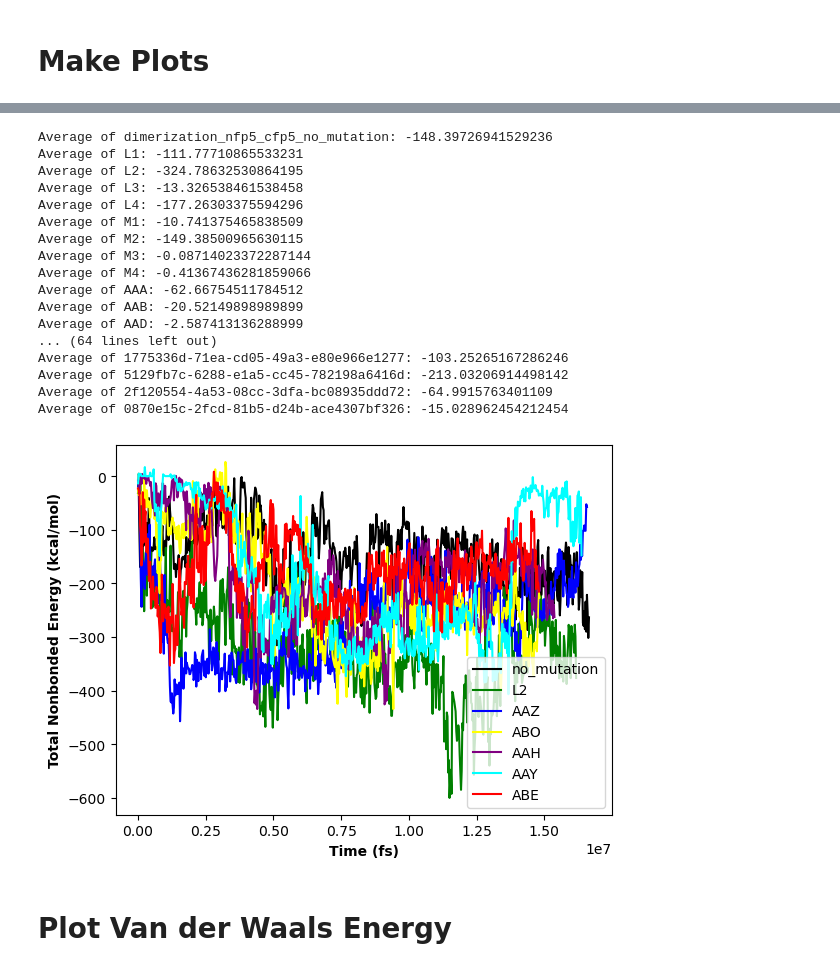
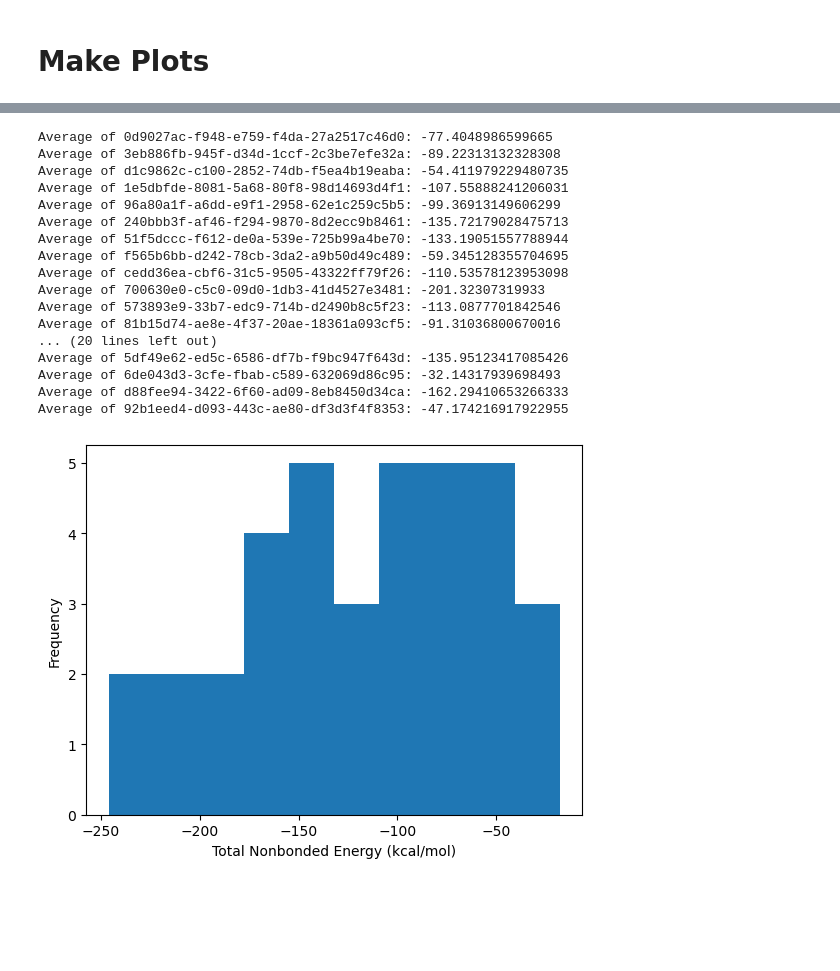
Before and after one commit to Jacob608/Nfp5_Cfp5_Dimerization_Simulations, a Jupyter notebook: sort_namd_energy_into_single_csv.ipynb, the cells around one changed output, grey strips where cells are left out. Cells and saved outputs as stored; diff of their text form; code cells hidden in the pictures; blank space fills up the shorter version.

```diff
--- a/sort_namd_energy_into_single_csv.ipynb
+++ b/sort_namd_energy_into_single_csv.ipynb
@@ -17,7 +15,7 @@ if os.path.exists(out_path) == False:
 # Read CSV Files Into Data Frame
 # %%
 # Read list of simulation names to be used as data labels and access files containing those names.
-file_path = 'names_successful_sims_only.txt'
+file_path = '../names.txt'
 with open(file_path, 'r') as file:
     # Read the contents of the file.
     names = file.read()
@@ -75,47 +94,30 @@ Text(0, 0.5, 'Energy (kcal/mol)')
 import numpy as np
 # %%
 plot = plt.figure()
-
+means = []
 for i in range(len(names)):
-#     plt.plot(df_nb[f'Time (fs)'],df_nb[f'{names[i]}'], alpha = 0.5)
-    None
-#     print(f"Minimum of {names[i]}: {min(df_nb[f'{names[i]}'])}")
     print(f"Average of {names[i]}: {df_nb[f'{names[i]}'].mean()}")
-
-plt.plot(df_nb[f'Time (fs)'],df_nb['dimerization_nfp5_cfp5_no_mutation'], c = 'black',label=f"no_mutation")
-
-plt.plot(df_nb[f'Time (fs)'],df_nb['L2'], c = 'green',label=f"L2")
-plt.plot(df_nb[f'Time (fs)'],df_nb['AAZ'], c = 'blue',label=f'AAZ')
-# plt.plot(df_nb[f'Time (fs)'],df_nb['12e0c8b2-bad6-40fb-1948-8dec4f65d4d9'], c = 'orange',label=f'12e0c8b2-bad6-40fb-1948-8dec4f65d4d9')
-plt.plot(df_nb[f'Time (fs)'],df_nb['ABO'], c = 'yellow',label=f'ABO')
-plt.plot(df_nb[f'Time (fs)'],df_nb['AAH'], c = 'purple',label=f'AAH')
-plt.plot(df_nb[f'Time (fs)'],df_nb['AAY'], c = 'cyan',label=f'AAY')
-plt.plot(df_nb[f'Time (fs)'],df_nb['ABE'], c = 'red',label=f'ABE')
-
-plt.xlabel('Time (fs)',fontweight='bold')
-plt.ylabel('Total Nonbonded Energy (kcal/mol)',fontweight='bold')
-plt.legend()
-
-# plt.savefig(f'{out_path}/total_nonbonded_energy_all_6_lowest_average_for_Leo.jpeg')
+    means.append(df_nb[f'{names[i]}'].mean())
+plt.hist(means)
+plt.ylabel('Frequency')
+plt.xlabel('Total Nonbonded Energy (kcal/mol)')
 plt.show()
 # %% [output]
-Average of dimerization_nfp5_cfp5_no_mutation: -148.39726941529236
-Average of L1: -111.77710865533231
-Average of L2: -324.78632530864195
-Average of L3: -13.326538461538458
-Average of L4: -177.26303375594296
-Average of M1: -10.741375465838509
-Average of M2: -149.38500965630115
-Average of M3: -0.08714023372287144
-Average of M4: -0.41367436281859066
-Average of AAA: -62.66754511784512
-Average of AAB: -20.52149898989899
-Average of AAD: -2.587413136288999
-... (64 lines left out)
-Average of 1775336d-71ea-cd05-49a3-e80e966e1277: -103.25265167286246
-Average of 5129fb7c-6288-e1a5-cc45-782198a6416d: -213.03206914498142
-Average of 2f120554-4a53-08cc-3dfa-bc08935ddd72: -64.9915763401109
-Average of 0870e15c-2fcd-81b5-d24b-ace4307bf326: -15.028962454212454
+Average of 0d9027ac-f948-e759-f4da-27a2517c46d0: -77.4048986599665
+Average of 3eb886fb-945f-d34d-1ccf-2c3be7efe32a: -89.22313132328308
+Average of d1c9862c-c100-2852-74db-f5ea4b19eaba: -54.411979229480735
+Average of 1e5dbfde-8081-5a68-80f8-98d14693d4f1: -107.55888241206031
+Average of 96a80a1f-a6dd-e9f1-2958-62e1c259c5b5: -99.36913149606299
+Average of 240bbb3f-af46-f294-9870-8d2ecc9b8461: -135.72179028475713
+Average of 51f5dccc-f612-de0a-539e-725b99a4be70: -133.19051557788944
+Average of f565b6bb-d242-78cb-3da2-a9b50d49c489: -59.345128355704695
+Average of cedd36ea-cbf6-31c5-9505-43322ff79f26: -110.53578123953098
+Average of 700630e0-c5c0-09d0-1db3-41d4527e3481: -201.32307319933
+Average of 573893e9-33b7-edc9-714b-d2490b8c5f23: -113.0877701842546
+Average of 81b15d74-ae8e-4f37-20ae-18361a093cf5: -91.31036800670016
+... (20 lines left out)
+Average of 5df49e62-ed5c-6586-df7b-f9bc947f643d: -135.95123417085426
+Average of 6de043d3-3cfe-fbab-c589-632069d86c95: -32.14317939698493
+Average of d88fee94-3422-6f60-ad09-8eb8450d34ca: -162.29410653266333
+Average of 92b1eed4-d093-443c-ae80-df3d3f4f8353: -47.174216917922955
-[figure, old version]
+[figure, new version]
-# %% [markdown]
-# Plot Van der Waals Energy
```
Also changed, not shown: parts of 16 cells of this notebook.
